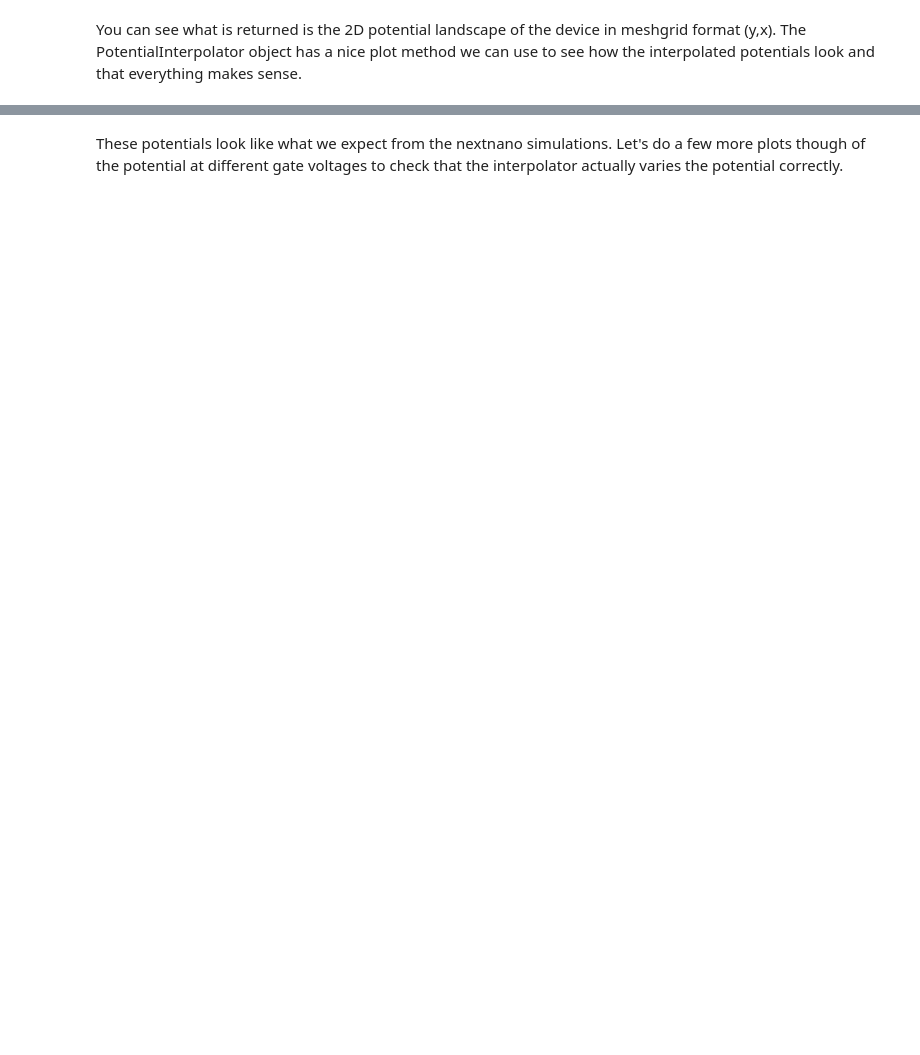
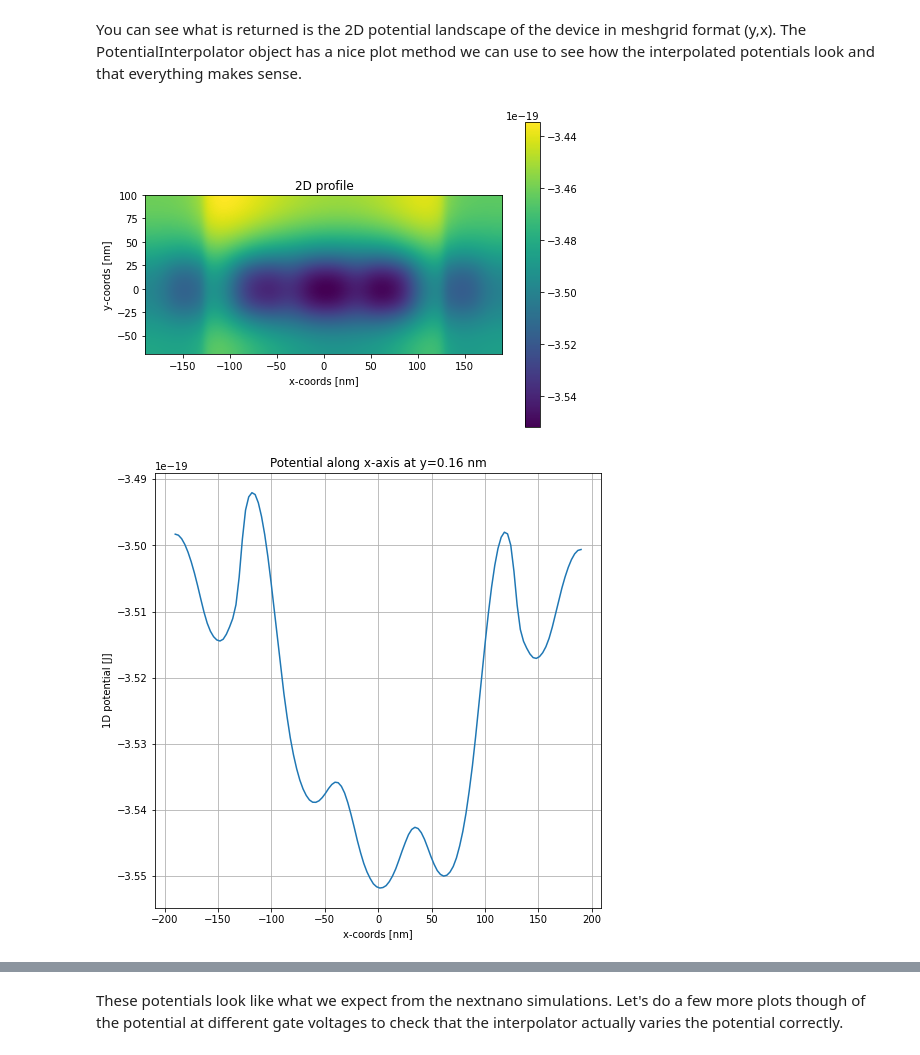
Before and after one commit to AaronL-in/qubit-dots, a Jupyter notebook: tutorials/Loading Potentials.ipynb, the cells around one changed output, grey strips where cells are left out. Cells and saved outputs as stored; diff of their text form; code cells hidden in the pictures; blank space fills up the shorter version.

Commit message:
added hardcoded potential functions --> still a work in progress

```diff
--- a/tutorials/Loading Potentials.ipynb
+++ b/tutorials/Loading Potentials.ipynb
@@ -155,0 +158,29 @@ pot_interp.plot(v_vec, plot_type='1D',y_slice=65E-9,x_slice=0)
+# %%
+# First we will do an interpolation and look at the 2D potential
+# Notice how I am only using 3 voltage values now when I interpolate
+# instead of 5 as I was earlier.
+# v_vec = [0.2]
+v_vec = [0.25, 0.2616, 0.27]
+
+# Plot the 2D potential
+pot_interp.plot(v_vec)
+# Now I will show you how you can view just 1D slices of the potential.
+# Get a 1D slice of the potential along y=0 axis.
+pot_interp.plot(v_vec,plot_type='1D')
+# Get a 1D slice of the potential along y=10 nm axis
+pot_interp.plot(v_vec, plot_type='1D',y_slice=10E-9)
+# Get a 1D slice of the potential along y=65 nm axis and a 1D slice along x=0 nm axis
+pot_interp.plot(v_vec, plot_type='1D',y_slice=65E-9,x_slice=0)
+# Get a 1D slice of the potential along y=0 nm axis and a 1D slice along x=60 nm axis.
+pot_interp.plot(v_vec, plot_type='1D',x_slice=60E-9)
+
+# .plot() also has show_wf and wf_n flags which will display the nth wavefunction with the potential
+# Plot the 2D potential and show the ground state wf
+pot_interp.plot(v_vec, show_wf=True) # pot_interp.plot(v_vec, show_wf=True, wf_n=0) would plot the same thing
+# Get a 1D slice of the potential along y=0 nm axis and a 1D slice along x=0 nm axis.
+# Overlay the 3rd excited wavefunction (4th lowest energy state)
+pot_interp.plot(v_vec, plot_type='1D',x_slice=0, show_wf=True, wf_n=0)
+pot_interp.plot(v_vec, plot_type='1D',x_slice=0, show_wf=True, wf_n=3)
+# %% [output]
+[figure, added]
+[figure, added]
```
Also changed, not shown: parts of 19 cells of this notebook.
